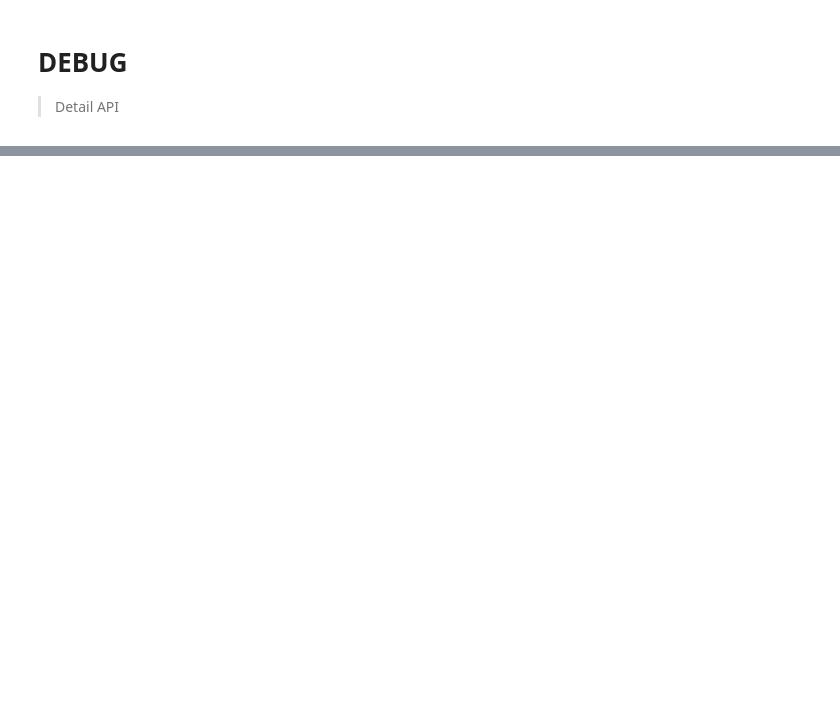
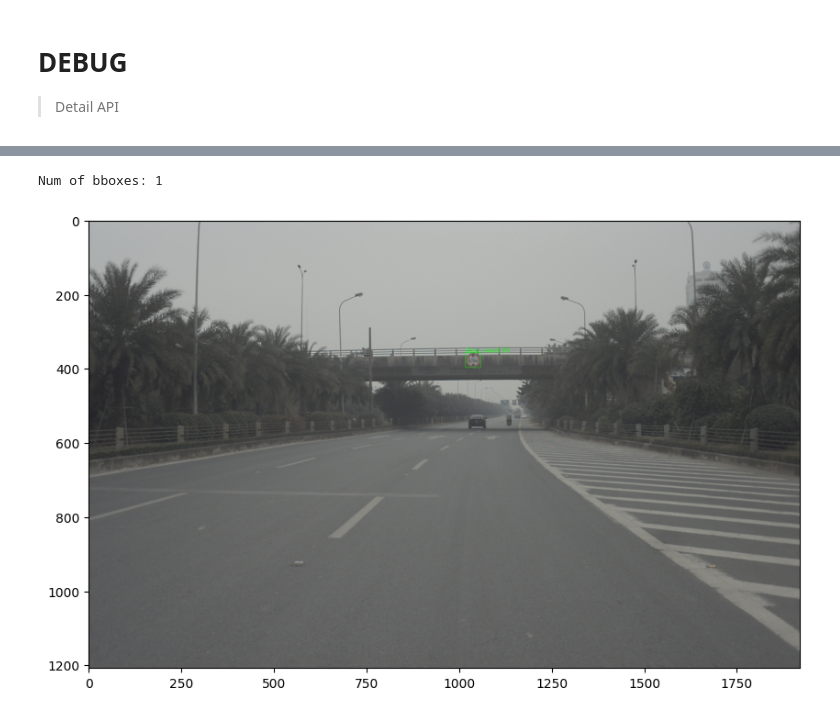
Before and after one commit to anhvth/avcv, a Jupyter notebook: nbs/04_debug.ipynb, the cells around one changed output, grey strips where cells are left out. Drawn from its saved outputs; the diff is of its cells as text; code cells hidden in the pictures; blank space fills up the shorter version.

```diff
--- a/nbs/04_debug.ipynb
+++ b/nbs/04_debug.ipynb
@@ -99,0 +151,2 @@ def dpython(cmd: Param(type=str)):
+# %%
+vis_coco = VisualizeCoco('./datasets/tsd/vinai_bdi_combined/annotations/test.json', './datasets/tsd/vinai_bdi_combined/test-images/', './YOLOX_outputs/yolox_m_tsd_onnx/best_ckpt.pth_eval_out.pkl')
@@ -99,0 +162,6 @@ def dpython(cmd: Param(type=str)):
+# %%
+from avcv.visualize import *
+show(vis_coco.visualize(vis_coco.img_ids[0], mode='gt'), dpi=100)
+# %% [output]
+Num of bboxes: 1
+[figure, added]
```
Also changed, not shown: parts of 3 cells of this notebook, 2 other files.
